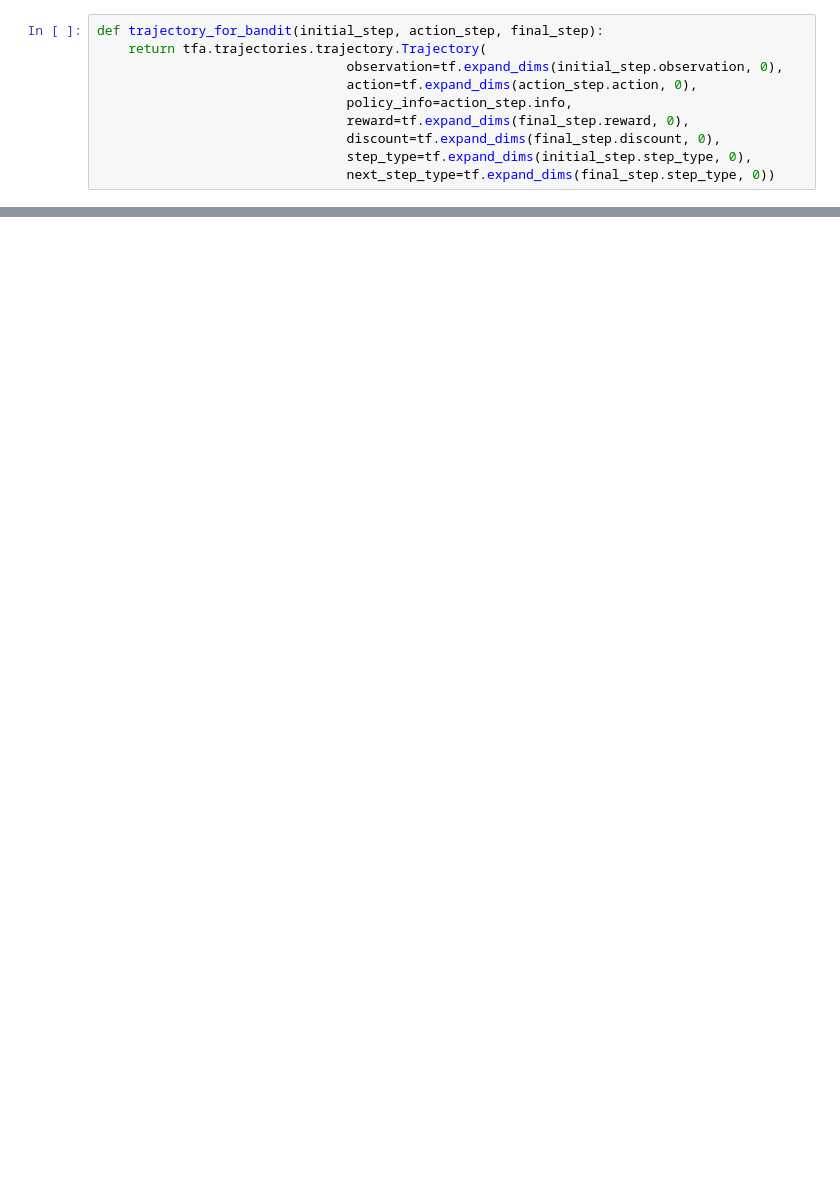
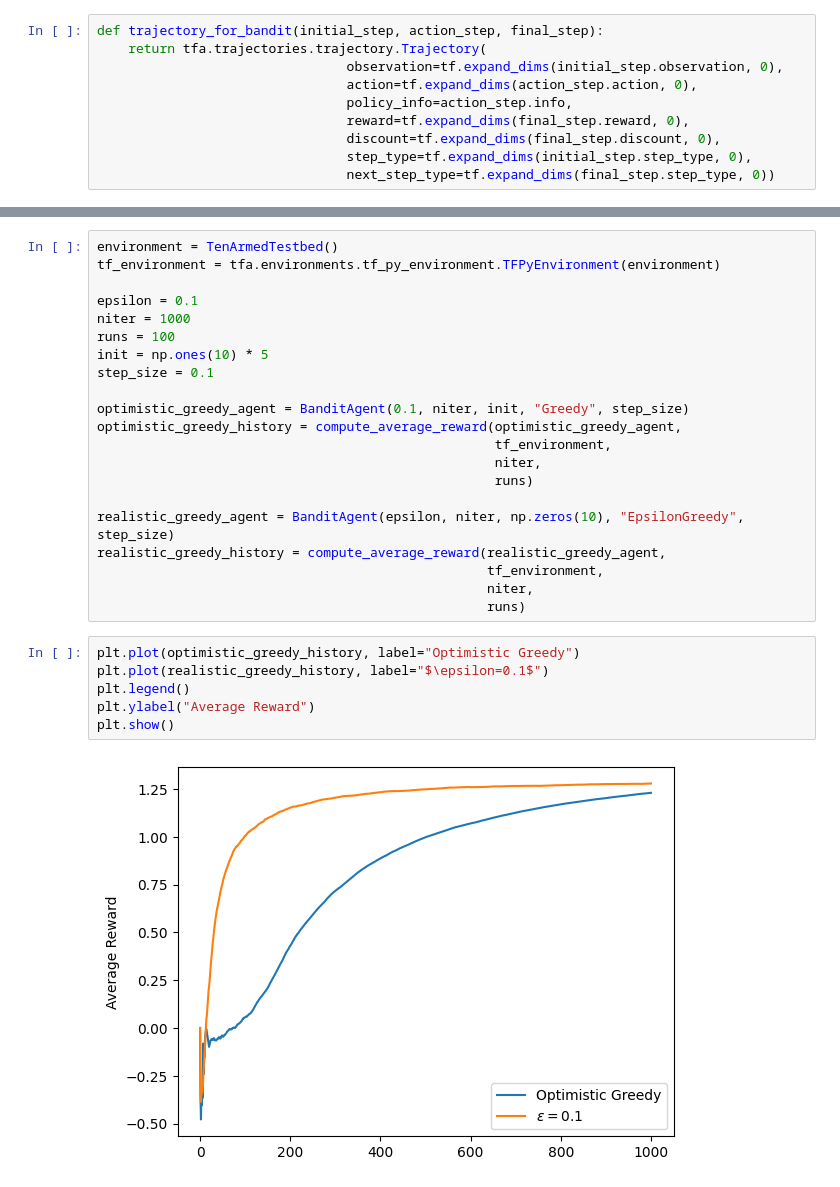
Before and after one commit to 19900311/learning, a Jupyter notebook: tf-agents/MAB.ipynb, the cells around one changed output, grey strips where cells are left out. Saved outputs shown, nothing was run; the diff lists cells and outputs as text; blank space fills up the shorter version.

```diff
--- a/tf-agents/MAB.ipynb
+++ b/tf-agents/MAB.ipynb
@@ -183,0 +223,29 @@ plt.show()
+# %%
+environment = TenArmedTestbed()
+tf_environment = tfa.environments.tf_py_environment.TFPyEnvironment(environment)
+
+epsilon = 0.1
+niter = 1000
+runs = 100
+init = np.ones(10) * 5
+step_size = 0.1
+
+optimistic_greedy_agent = BanditAgent(0.1, niter, init, "Greedy", step_size)
+optimistic_greedy_history = compute_average_reward(optimistic_greedy_agent,
+                                                   tf_environment,
+                                                   niter,
+                                                   runs)
+
+realistic_greedy_agent = BanditAgent(epsilon, niter, np.zeros(10), "EpsilonGreedy", step_size)
+realistic_greedy_history = compute_average_reward(realistic_greedy_agent,
+                                                  tf_environment,
+                                                  niter,
+                                                  runs)
+# %%
+plt.plot(optimistic_greedy_history, label="Optimistic Greedy")
+plt.plot(realistic_greedy_history, label="$\epsilon=0.1$")
+plt.legend()
+plt.ylabel("Average Reward")
+plt.show()
+# %% [output]
+[figure, added]
```
Also changed, not shown: parts of 9 cells of this notebook.
